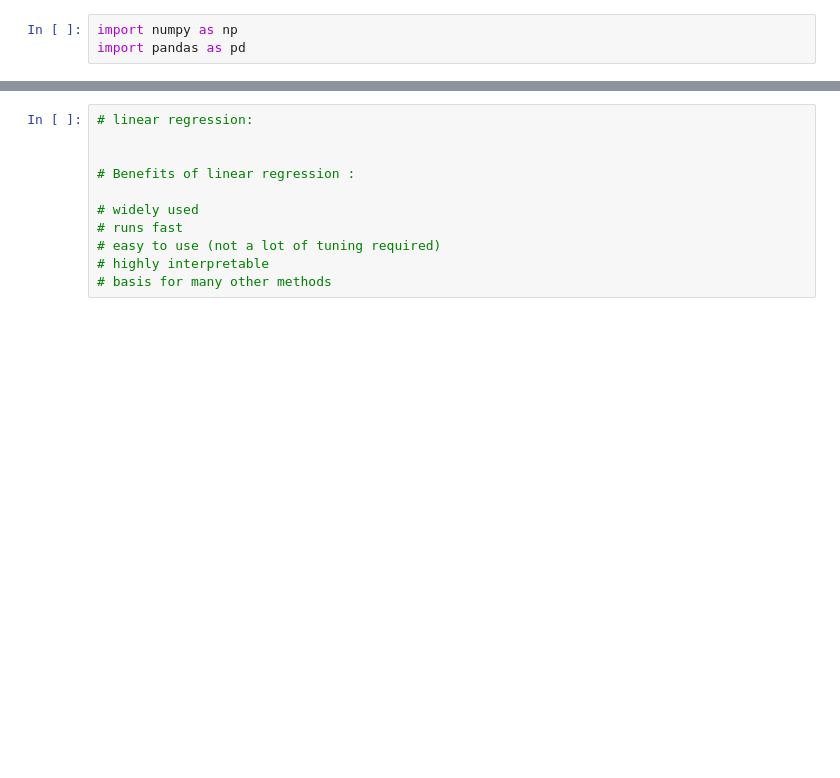
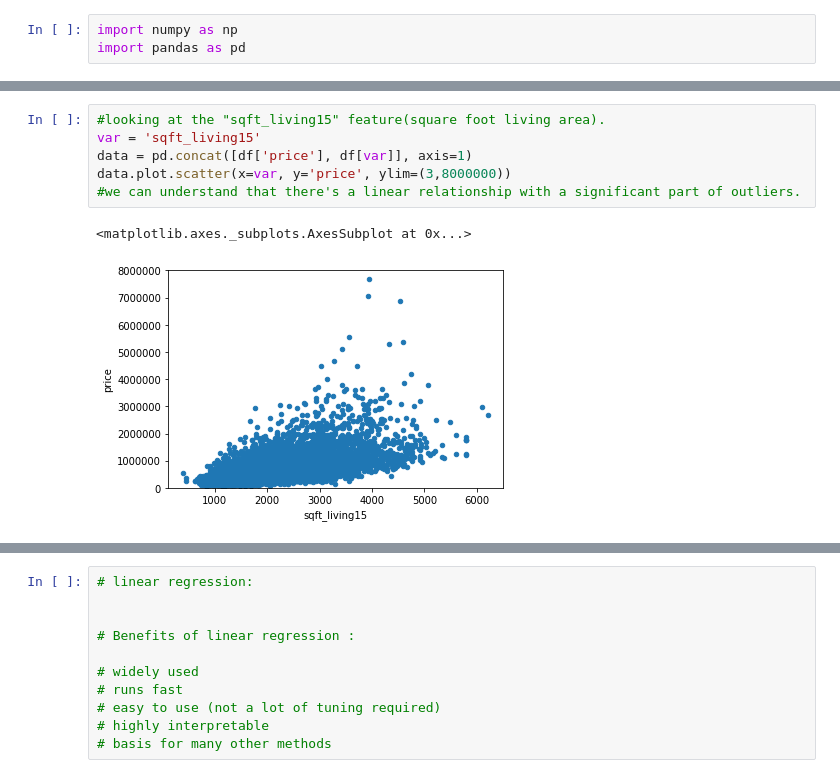
Before and after one commit to almogun9963/data-science, a Jupyter notebook: Data science regression.ipynb, the cells around one changed output, grey strips where cells are left out. Drawn from its saved outputs; the diff is of its cells as text; blank space fills up the shorter version.

```diff
--- a/Data science regression.ipynb
+++ b/Data science regression.ipynb
@@ -107,0 +116,9 @@ sns.pairplot(df, x_vars=['lat','long','sqft_living15','sqft_lot15'], y_vars='pri
+# %%
+#looking at the "sqft_living15" feature(square foot living area).
+var = 'sqft_living15'
+data = pd.concat([df['price'], df[var]], axis=1)
+data.plot.scatter(x=var, y='price', ylim=(3,8000000))
+#we can understand that there's a linear relationship with a significant part of outliers.
+# %% [output]
+<matplotlib.axes._subplots.AxesSubplot at 0x...>
+[figure, added]
```
Also changed, not shown: parts of 20 cells of this notebook, 1 other file.
